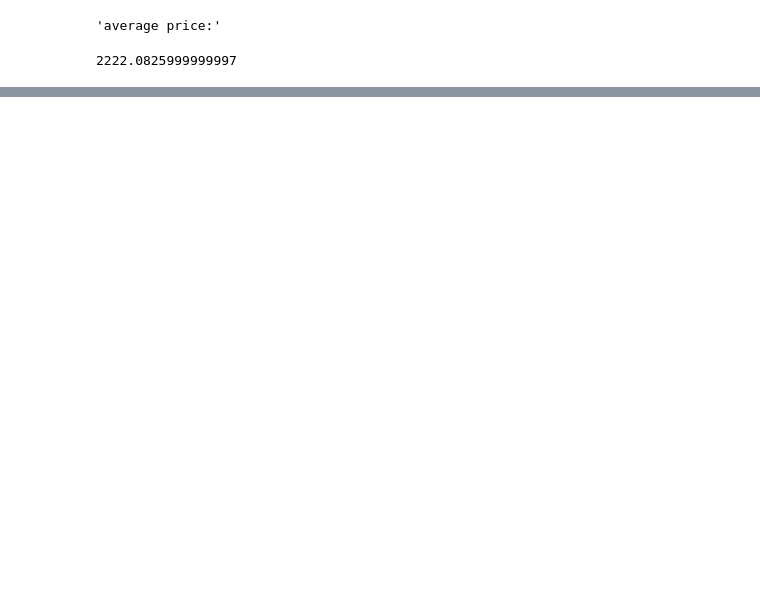
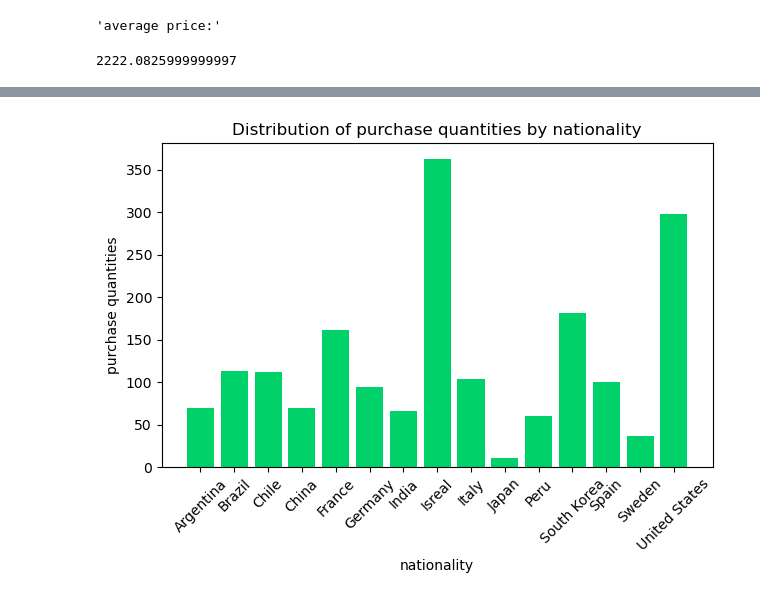
Before and after one commit to ShaniStaretz-ai/dataScience-14-May-25-Exam-a, a Jupyter notebook: Question 2.ipynb, the cells around one changed output, grey strips where cells are left out. Cells and saved outputs as stored; diff of their text form; code cells hidden in the pictures; blank space fills up the shorter version.

```diff
--- a/Question 2.ipynb
+++ b/Question 2.ipynb
@@ -26,0 +49,21 @@ display("the customer with most items is:",max_customer)
+# %%
+#2. Distribution of purchase quantities by nationality
+merded_orders_Items_order=orders_df.merge(order_item_df,'inner')
+groups_sum=merded_orders_Items_order.groupby('customer_id')['quantity'].sum().sort_values(ascending=False)
+groups_sum_df = groups_sum.reset_index(name='total_quantity')
+groups_sum_df_merged=groups_sum_df.merge(customer_df_clean[['id', 'nationallity']],how='inner',left_on='customer_id',right_on='id')
+
+nationallity_groups=groups_sum_df_merged.groupby('nationallity')['total_quantity'].sum()
+values_y_nationallity=nationallity_groups.values
+values_x_nationallity=nationallity_groups.index
+fig, ax = plt.subplots()
+ax.bar(values_x_nationallity ,values_y_nationallity,color='#00d269')
+ax.set_xticks(values_x_nationallity)
+ax.set_xticklabels(values_x_nationallity, rotation=45)
+plt.title("Distribution of purchase quantities by nationality")
+plt.xlabel('nationality')
+plt.ylabel('purchase quantities')
+plt.tight_layout()
+plt.show()
+# %% [output]
+[figure, added]
```
Also changed, not shown: parts of 3 cells of this notebook, 1 other file.
